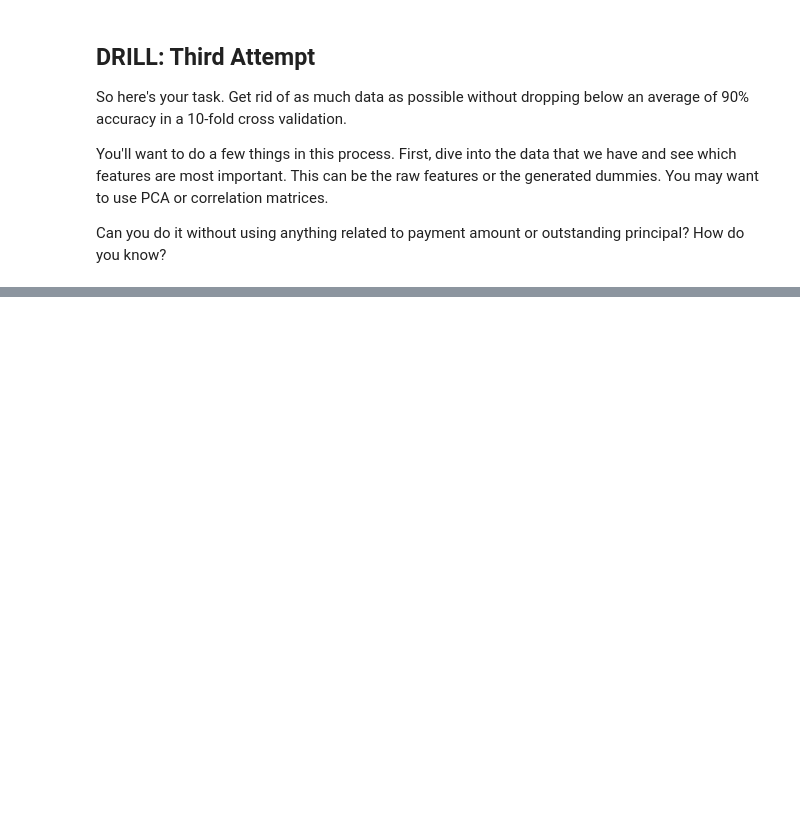
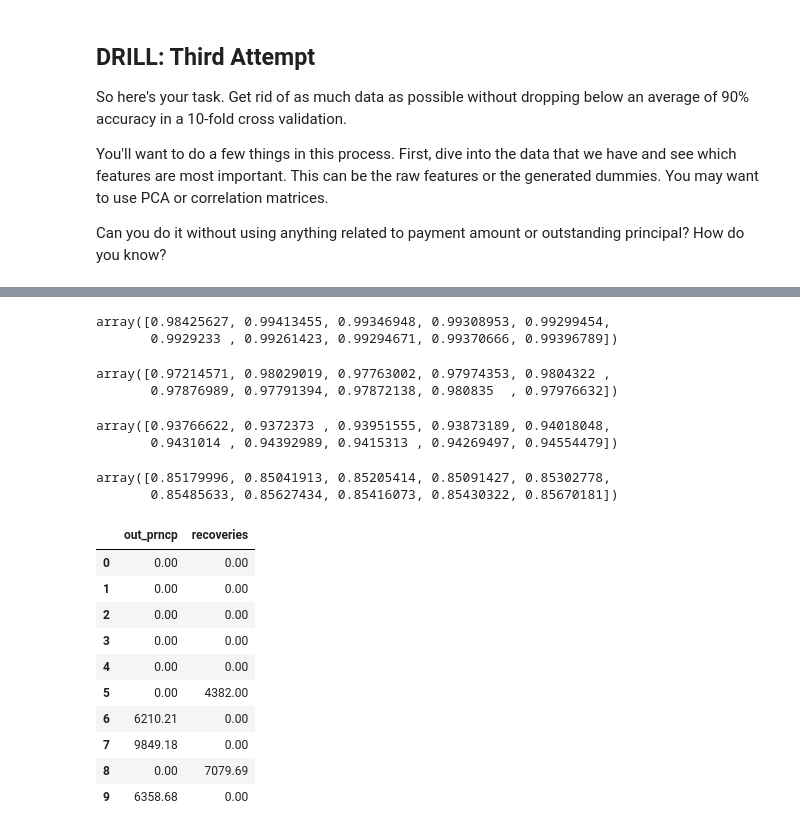
Before and after one commit to chrisoyer/thinkful_notes, a Jupyter notebook: Unit_2_supervised_learning/21/21.6_random_forest_guided_example.ipynb, the cells around one changed output, grey strips where cells are left out. Saved outputs shown, nothing was run; the diff lists cells and outputs as text; code cells hidden in the pictures; blank space fills up the shorter version.

```diff
--- a/Unit_2_supervised_learning/21/21.6_random_forest_guided_example.ipynb
+++ b/Unit_2_supervised_learning/21/21.6_random_forest_guided_example.ipynb
@@ -176,0 +238,2 @@ The filename, directory name, or volume label syntax is incorrect.
+# %%
+rfc.fit(X, Y).feature_importances_
@@ -176,0 +258,6 @@ The filename, directory name, or volume label syntax is incorrect.
+# %%
+feature_list = list(zip(X.columns, rfc.feature_importances_))
+feature_list.sort(key=(lambda x: x[1]), reverse=True)
+print("Features sorted by importance:")
+for feature in feature_list:
+    print("{}: {}".format(feature[0], feature[1]))
@@ -176,0 +282,3 @@ The filename, directory name, or volume label syntax is incorrect.
+# %%
+feature_list_small = [feature[0] for feature in feature_list if feature[1] > .01]
+feature_list_small
@@ -176,0 +308,45 @@ The filename, directory name, or volume label syntax is incorrect.
+# %%
+rfc2 = ensemble.RandomForestClassifier()
+cross_val_score(rfc2, X_small, Y, cv=10)
+# %% [output]
+array([0.98425627, 0.99413455, 0.99346948, 0.99308953, 0.99299454,
+       0.9929233 , 0.99261423, 0.99294671, 0.99370666, 0.99396789])
+# %%
+y2015_smaller = y2015[y2015.columns[y2015.columns.isin(feature_list_small[:5])]]
+X_smaller = pd.get_dummies(y2015_smaller, drop_first=True)
+rfc3 = ensemble.RandomForestClassifier()
+cross_val_score(rfc3, X_smaller, Y, cv=10)
+# %% [output]
+array([0.97214571, 0.98029019, 0.97763002, 0.97974353, 0.9804322 ,
+       0.97876989, 0.97791394, 0.97872138, 0.980835  , 0.97976632])
+# %%
+y2015_smaller2 = y2015[y2015.columns[y2015.columns.isin(feature_list_small[:2])]]
+X_smaller2 = pd.get_dummies(y2015_smaller2, drop_first=True)
+rfc4 = ensemble.RandomForestClassifier()
+cross_val_score(rfc4, X_smaller2, Y, cv=10)
+# %% [output]
+array([0.93766622, 0.9372373 , 0.93951555, 0.93873189, 0.94018048,
+       0.9431014 , 0.94392989, 0.9415313 , 0.94269497, 0.94554479])
+# %%
+y2015_smaller5 = y2015[y2015.columns[y2015.columns.isin(feature_list_small[:1])]]
+X_smaller5 = pd.get_dummies(y2015_smaller5, drop_first=True)
+rfc5 = ensemble.RandomForestClassifier()
+cross_val_score(rfc5, X_smaller5, Y, cv=10)
+# %% [output]
+array([0.85179996, 0.85041913, 0.85205414, 0.85091427, 0.85302778,
+       0.85485633, 0.85627434, 0.85416073, 0.85430322, 0.85670181])
+# %%
+#optimal reduced feature set:
+y2015_smaller2.head(10)
+# %% [output]
+|  | out_prncp | recoveries |
+| 0 | 0.00 | 0.00 |
+| 1 | 0.00 | 0.00 |
+| 2 | 0.00 | 0.00 |
+| 3 | 0.00 | 0.00 |
+| 4 | 0.00 | 0.00 |
+| 5 | 0.00 | 4382.00 |
+| 6 | 6210.21 | 0.00 |
+| 7 | 9849.18 | 0.00 |
+| 8 | 0.00 | 7079.69 |
+| 9 | 6358.68 | 0.00 |
```
Also changed, not shown: parts of 12 cells of this notebook, 1 other file.
